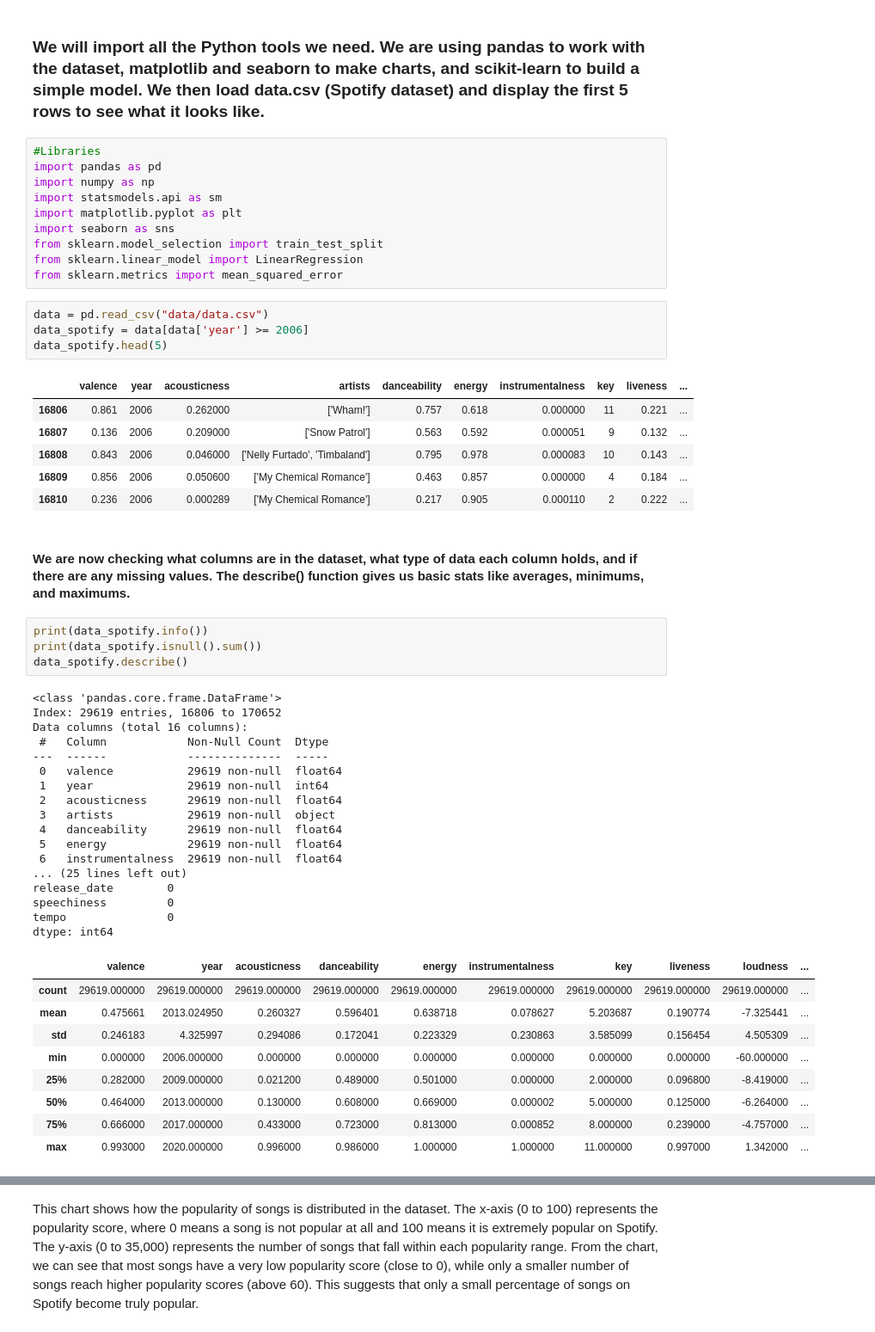
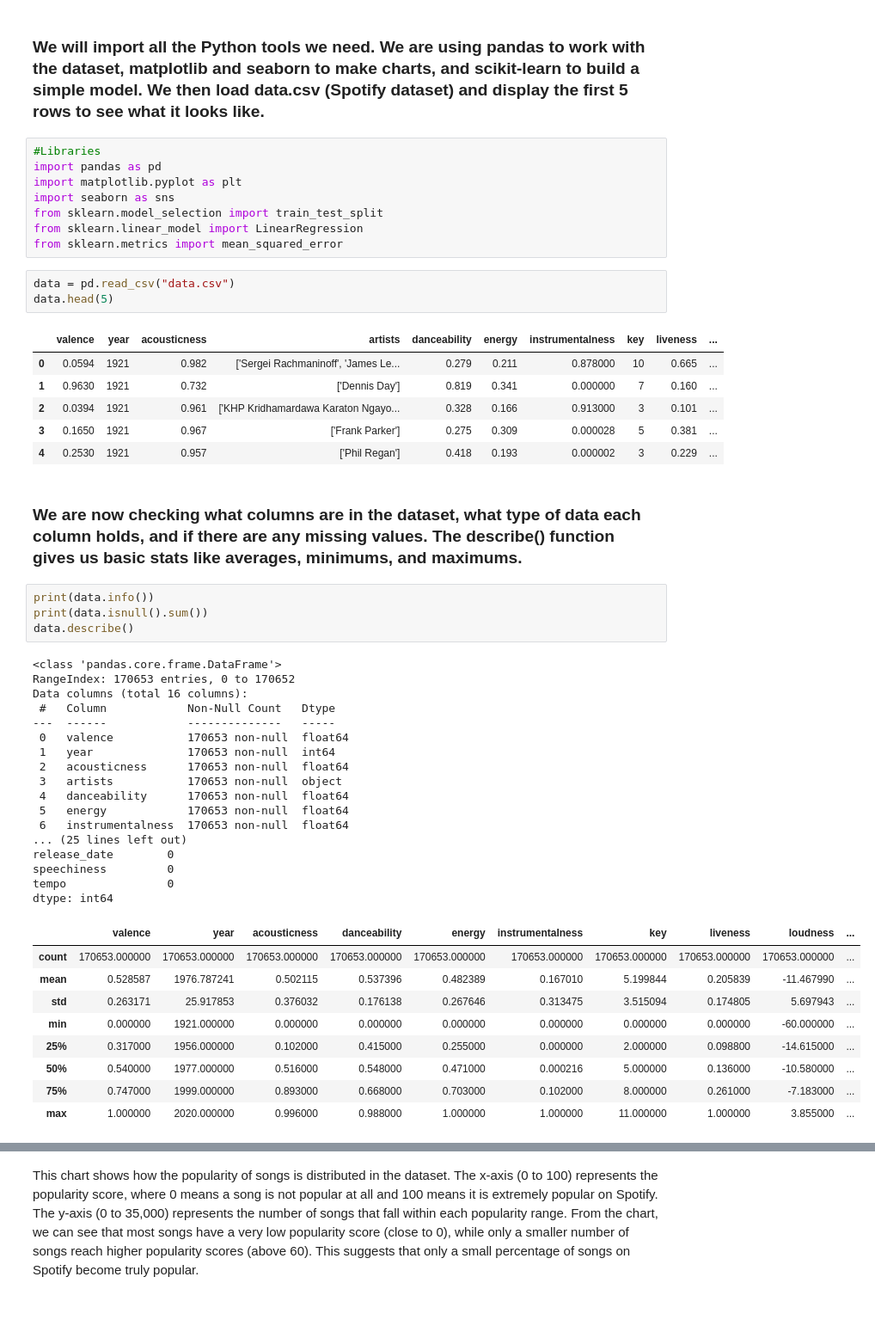
Before and after one commit to mohsayegh/spotify-data-analysis, a Jupyter notebook: spotify_project.ipynb, the cells around one changed output, grey strips where cells are left out. Shown at 86% size. Drawn from its saved outputs; the diff is of its cells as text; blank space fills up the shorter version.

```diff
--- a/spotify_project.ipynb
+++ b/spotify_project.ipynb
@@ -14,55 +15,52 @@ For this project, we used the “Spotify Tracks Dataset (1921–2020)” from Ka
 # %%
 #Libraries
 import pandas as pd
-import numpy as np
-import statsmodels.api as sm
 import matplotlib.pyplot as plt
 import seaborn as sns
 from sklearn.model_selection import train_test_split
 from sklearn.linear_model import LinearRegression
 from sklearn.metrics import mean_squared_error
 # %%
-data = pd.read_csv("data/data.csv")
-data_spotify = data[data['year'] >= 2006]
-data_spotify.head(5)
+data = pd.read_csv("data.csv")
+data.head(5)
 # %% [output]
 |  | valence | year | acousticness | artists | danceability | energy | instrumentalness | key | liveness | ... |
-| 16806 | 0.861 | 2006 | 0.262000 | ['Wham!'] | 0.757 | 0.618 | 0.000000 | 11 | 0.221 | ... |
-| 16807 | 0.136 | 2006 | 0.209000 | ['Snow Patrol'] | 0.563 | 0.592 | 0.000051 | 9 | 0.132 | ... |
-| 16808 | 0.843 | 2006 | 0.046000 | ['Nelly Furtado', 'Timbaland'] | 0.795 | 0.978 | 0.000083 | 10 | 0.143 | ... |
-| 16809 | 0.856 | 2006 | 0.050600 | ['My Chemical Romance'] | 0.463 | 0.857 | 0.000000 | 4 | 0.184 | ... |
-| 16810 | 0.236 | 2006 | 0.000289 | ['My Chemical Romance'] | 0.217 | 0.905 | 0.000110 | 2 | 0.222 | ... |
+| 0 | 0.0594 | 1921 | 0.982 | ['Sergei Rachmaninoff', 'James Le... | 0.279 | 0.211 | 0.878000 | 10 | 0.665 | ... |
+| 1 | 0.9630 | 1921 | 0.732 | ['Dennis Day'] | 0.819 | 0.341 | 0.000000 | 7 | 0.160 | ... |
+| 2 | 0.0394 | 1921 | 0.961 | ['KHP Kridhamardawa Karaton Ngayo... | 0.328 | 0.166 | 0.913000 | 3 | 0.101 | ... |
+| 3 | 0.1650 | 1921 | 0.967 | ['Frank Parker'] | 0.275 | 0.309 | 0.000028 | 5 | 0.381 | ... |
+| 4 | 0.2530 | 1921 | 0.957 | ['Phil Regan'] | 0.418 | 0.193 | 0.000002 | 3 | 0.229 | ... |
 # %% [markdown]
-#### We are now checking what columns are in the dataset, what type of data each column holds, and if there are any missing values. The describe() function gives us basic stats like averages, minimums, and maximums.
+### We are now checking what columns are in the dataset, what type of data each column holds, and if there are any missing values. The describe() function gives us basic stats like averages, minimums, and maximums.
 # %%
-print(data_spotify.info())
-print(data_spotify.isnull().sum())
-data_spotify.describe()
+print(data.info())
+print(data.isnull().sum())
+data.describe()
 # %% [output]
 <class 'pandas.core.frame.DataFrame'>
-Index: 29619 entries, 16806 to 170652
+RangeIndex: 170653 entries, 0 to 170652
 Data columns (total 16 columns):
- #   Column            Non-Null Count  Dtype
----  ------            --------------  -----
- 0   valence           29619 non-null  float64
- 1   year              29619 non-null  int64
- 2   acousticness      29619 non-null  float64
- 3   artists           29619 non-null  object
- 4   danceability      29619 non-null  float64
- 5   energy            29619 non-null  float64
- 6   instrumentalness  29619 non-null  float64
+ #   Column            Non-Null Count   Dtype
+---  ------            --------------   -----
+ 0   valence           170653 non-null  float64
+ 1   year              170653 non-null  int64
+ 2   acousticness      170653 non-null  float64
+ 3   artists           170653 non-null  object
+ 4   danceability      170653 non-null  float64
+ 5   energy            170653 non-null  float64
+ 6   instrumentalness  170653 non-null  float64
 ... (25 lines left out)
 release_date        0
 speechiness         0
 tempo               0
 dtype: int64
 |  | valence | year | acousticness | danceability | energy | instrumentalness | key | liveness | loudness | ... |
-| count | 29619.000000 | 29619.000000 | 29619.000000 | 29619.000000 | 29619.000000 | 29619.000000 | 29619.000000 | 29619.000000 | 29619.000000 | ... |
-| mean | 0.475661 | 2013.024950 | 0.260327 | 0.596401 | 0.638718 | 0.078627 | 5.203687 | 0.190774 | -7.325441 | ... |
-| std | 0.246183 | 4.325997 | 0.294086 | 0.172041 | 0.223329 | 0.230863 | 3.585099 | 0.156454 | 4.505309 | ... |
-| min | 0.000000 | 2006.000000 | 0.000000 | 0.000000 | 0.000000 | 0.000000 | 0.000000 | 0.000000 | -60.000000 | ... |
-| 25% | 0.282000 | 2009.000000 | 0.021200 | 0.489000 | 0.501000 | 0.000000 | 2.000000 | 0.096800 | -8.419000 | ... |
-| 50% | 0.464000 | 2013.000000 | 0.130000 | 0.608000 | 0.669000 | 0.000002 | 5.000000 | 0.125000 | -6.264000 | ... |
-| 75% | 0.666000 | 2017.000000 | 0.433000 | 0.723000 | 0.813000 | 0.000852 | 8.000000 | 0.239000 | -4.757000 | ... |
-| max | 0.993000 | 2020.000000 | 0.996000 | 0.986000 | 1.000000 | 1.000000 | 11.000000 | 0.997000 | 1.342000 | ... |
+| count | 170653.000000 | 170653.000000 | 170653.000000 | 170653.000000 | 170653.000000 | 170653.000000 | 170653.000000 | 170653.000000 | 170653.000000 | ... |
+| mean | 0.528587 | 1976.787241 | 0.502115 | 0.537396 | 0.482389 | 0.167010 | 5.199844 | 0.205839 | -11.467990 | ... |
+| std | 0.263171 | 25.917853 | 0.376032 | 0.176138 | 0.267646 | 0.313475 | 3.515094 | 0.174805 | 5.697943 | ... |
+| min | 0.000000 | 1921.000000 | 0.000000 | 0.000000 | 0.000000 | 0.000000 | 0.000000 | 0.000000 | -60.000000 | ... |
+| 25% | 0.317000 | 1956.000000 | 0.102000 | 0.415000 | 0.255000 | 0.000000 | 2.000000 | 0.098800 | -14.615000 | ... |
+| 50% | 0.540000 | 1977.000000 | 0.516000 | 0.548000 | 0.471000 | 0.000216 | 5.000000 | 0.136000 | -10.580000 | ... |
+| 75% | 0.747000 | 1999.000000 | 0.893000 | 0.668000 | 0.703000 | 0.102000 | 8.000000 | 0.261000 | -7.183000 | ... |
+| max | 1.000000 | 2020.000000 | 0.996000 | 0.988000 | 1.000000 | 1.000000 | 11.000000 | 1.000000 | 3.855000 | ... |
 # %%
```
Also changed, not shown: parts of 12 cells of this notebook.
